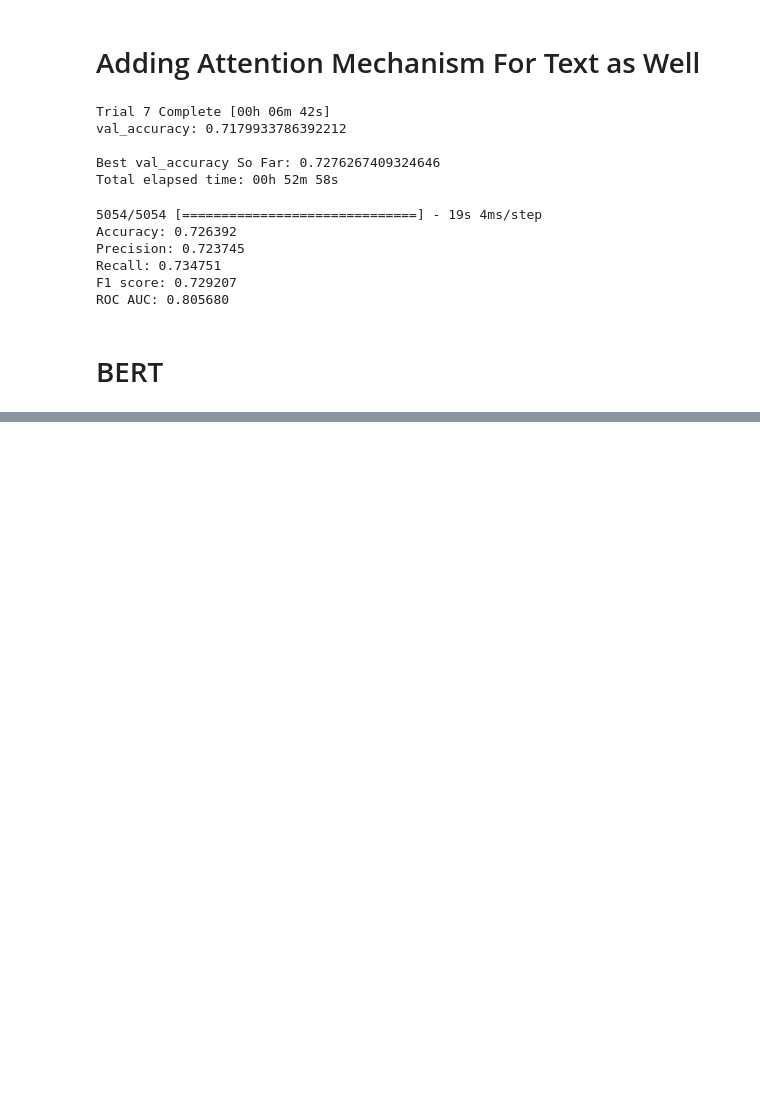
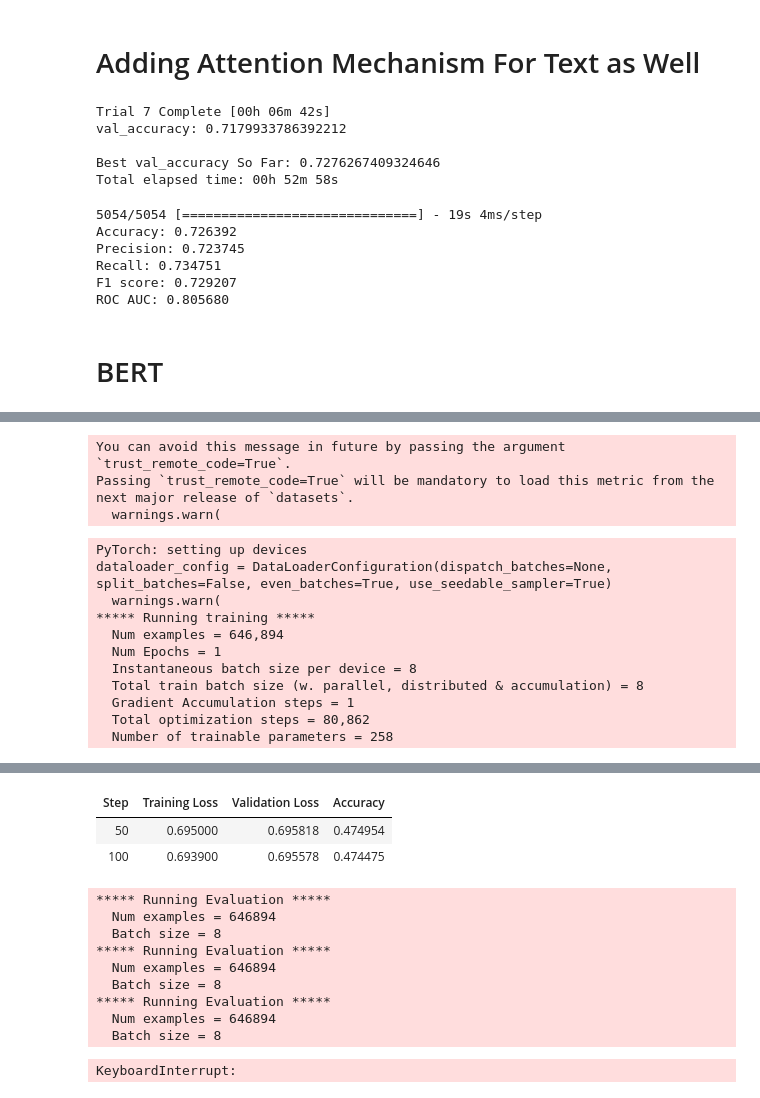
Before and after one commit to lindseyrich2/DS340-Project, a Jupyter notebook: CNN.ipynb, the cells around one changed output, grey strips where cells are left out. Drawn from its saved outputs; the diff is of its cells as text; code cells hidden in the pictures; blank space fills up the shorter version.

Commit message:
Trying BERT and Failing

```diff
--- a/CNN.ipynb
+++ b/CNN.ipynb
@@ -966,19 +1000,21 @@ test_encodings = batch_tokenize(tokenizer, X_test['comment'].tolist())
 # %%
+from torch.utils.data import Dataset, DataLoader
+import torch
 class SarcasmDataset(Dataset):
     def __init__(self, encodings, labels):
         self.encodings = encodings
         self.labels = labels
 
     def __getitem__(self, idx):
-        item = {key: torch.tensor(val[idx]) for key, val in self.encodings.items()}
-        item['labels'] = torch.tensor(self.labels[idx])
+        item = {key: val[idx] for key, val in self.encodings.items()}
+        item['labels'] = torch.tensor(self.labels[idx], dtype=torch.long)
         return item
 
     def __len__(self):
         return len(self.labels)
 # %%
-train_dataset = SarcasmDataset(train_encodings, y_train.tolist())
-eval_dataset = SarcasmDataset(test_encodings, y_test.tolist())
+train_dataset = SarcasmDataset(train_encodings, y_train)
+eval_dataset = SarcasmDataset(test_encodings, y_test)
 # %%
 # Load pre-trained BERT model
-model = BertForSequenceClassification.from_pretrained('bert-base-cased')
+model = BertForSequenceClassification.from_pretrained('google/bert_uncased_L-2_H-128_A-2')
@@ -991,14 +1113,37 @@ for param in model.classifier.parameters():
+# %%
+from datasets import load_metric
+import numpy as np
+
+# Load the accuracy metric
+accuracy_metric = load_metric("accuracy")
+# Define the compute_metrics function
+def compute_metrics(eval_pred):
+    logits, labels = eval_pred
+    predictions = np.argmax(logits, axis=-1)
+    accuracy = accuracy_metric.compute(predictions=predictions, references=labels)
+    return {"accuracy": accuracy["accuracy"]}
+# %% [output]
+You can avoid this message in future by passing the argument `trust_remote_code=True`.
+Passing `trust_remote_code=True` will be mandatory to load this metric from the next major release of `datasets`.
+  warnings.warn(
 # %%
 # Define training arguments
 training_args = TrainingArguments(
     output_dir='./results',
-    num_train_epochs=4,
-    per_device_train_batch_size=32,
-    per_device_eval_batch_size=64,
+    num_train_epochs=1,
+    per_device_train_batch_size=8,
+    per_device_eval_batch_size=8,
     warmup_steps=500,
     weight_decay=0.01,
+    learning_rate=3e-4,
     logging_dir='./logs',
-    logging_steps=10,
+    logging_steps=50,
+    log_level='info',
+    load_best_model_at_end=True,
+    evaluation_strategy='steps',
+    eval_steps=50,
+    save_strategy='steps',
+    report_to="all"
 )
 
 # Define Trainer
@@ -1006,7 +1151,8 @@ trainer = Trainer(
     model=model,
     args=training_args,
     train_dataset=train_dataset,
-    eval_dataset=eval_dataset
+    eval_dataset=eval_dataset,
+    compute_metrics=compute_metrics
 )
 
 # Train the model
@@ -1014,3 +1160,15 @@ trainer.train()
 
 # Evaluate the model
 trainer.evaluate()
+# %% [output]
+PyTorch: setting up devices
+dataloader_config = DataLoaderConfiguration(dispatch_batches=None, split_batches=False, even_batches=True, use_seedable_sampler=True)
+  warnings.warn(
+***** Running training *****
+  Num examples = 646,894
+  Num Epochs = 1
+  Instantaneous batch size per device = 8
+  Total train batch size (w. parallel, distributed & accumulation) = 8
+  Gradient Accumulation steps = 1
+  Total optimization steps = 80,862
+  Number of trainable parameters = 258
@@ -1016,0 +1176,13 @@ trainer.evaluate()
+| Step | Training Loss | Validation Loss | Accuracy |
+| 50 | 0.695000 | 0.695818 | 0.474954 |
+| 100 | 0.693900 | 0.695578 | 0.474475 |
+***** Running Evaluation *****
+  Num examples = 646894
+  Batch size = 8
+***** Running Evaluation *****
+  Num examples = 646894
+  Batch size = 8
+***** Running Evaluation *****
+  Num examples = 646894
+  Batch size = 8
+KeyboardInterrupt:
```
Also changed, not shown: parts of 15 cells of this notebook.
